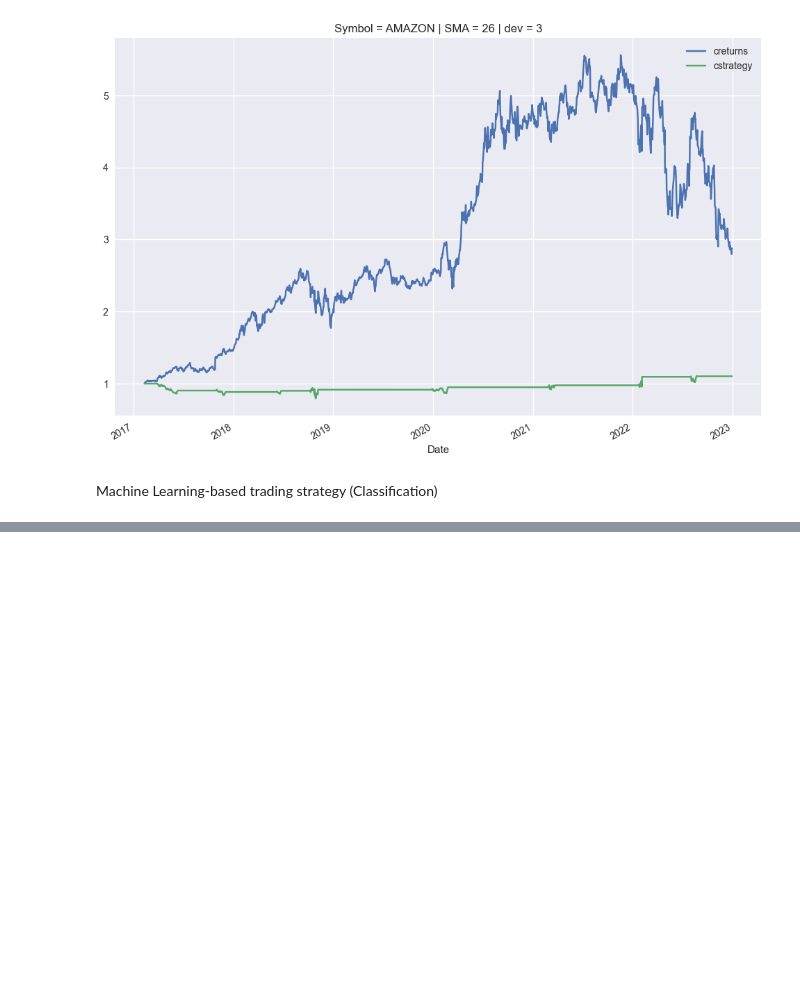
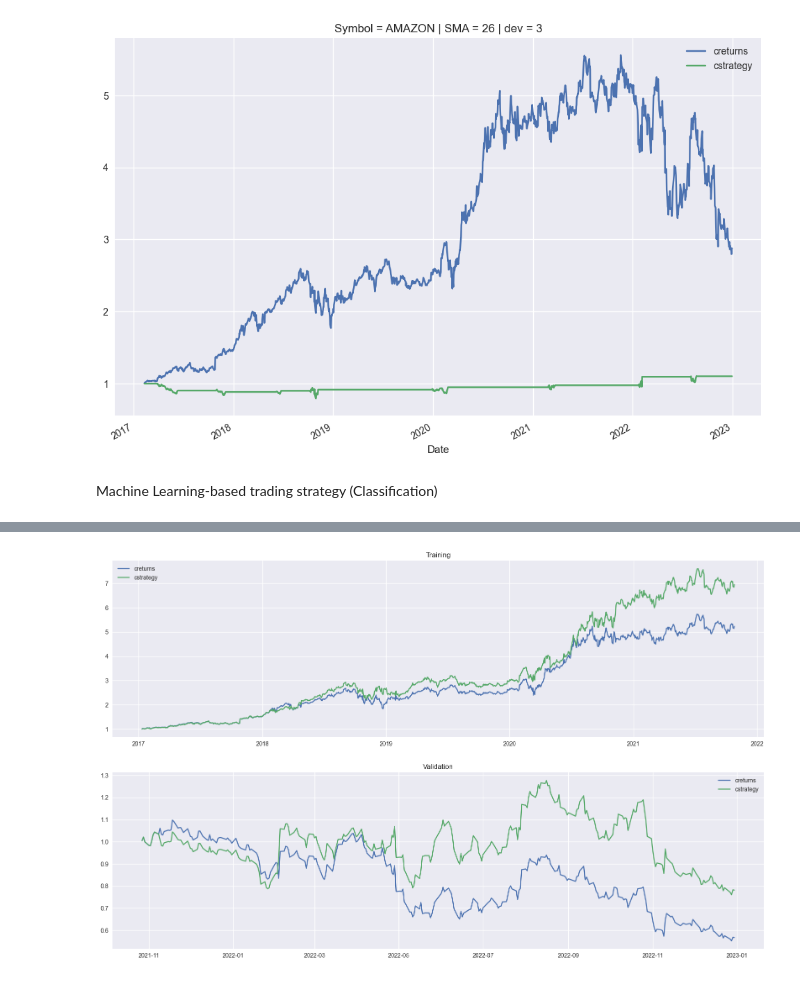
Before and after one commit to Erfanfut/Backtesters, a Jupyter notebook: backtester.ipynb, the cells around one changed output, grey strips where cells are left out. Saved outputs shown, nothing was run; the diff lists cells and outputs as text; code cells hidden in the pictures; blank space fills up the shorter version.

```diff
--- a/backtester.ipynb
+++ b/backtester.ipynb
@@ -148,0 +149,4 @@ ml_backtest.plot_results()
+# %%
+dnn_backtest.plot_results()
+# %% [output]
+[figure, added]
```
Also changed, not shown: parts of 6 cells of this notebook, 2 other files.
